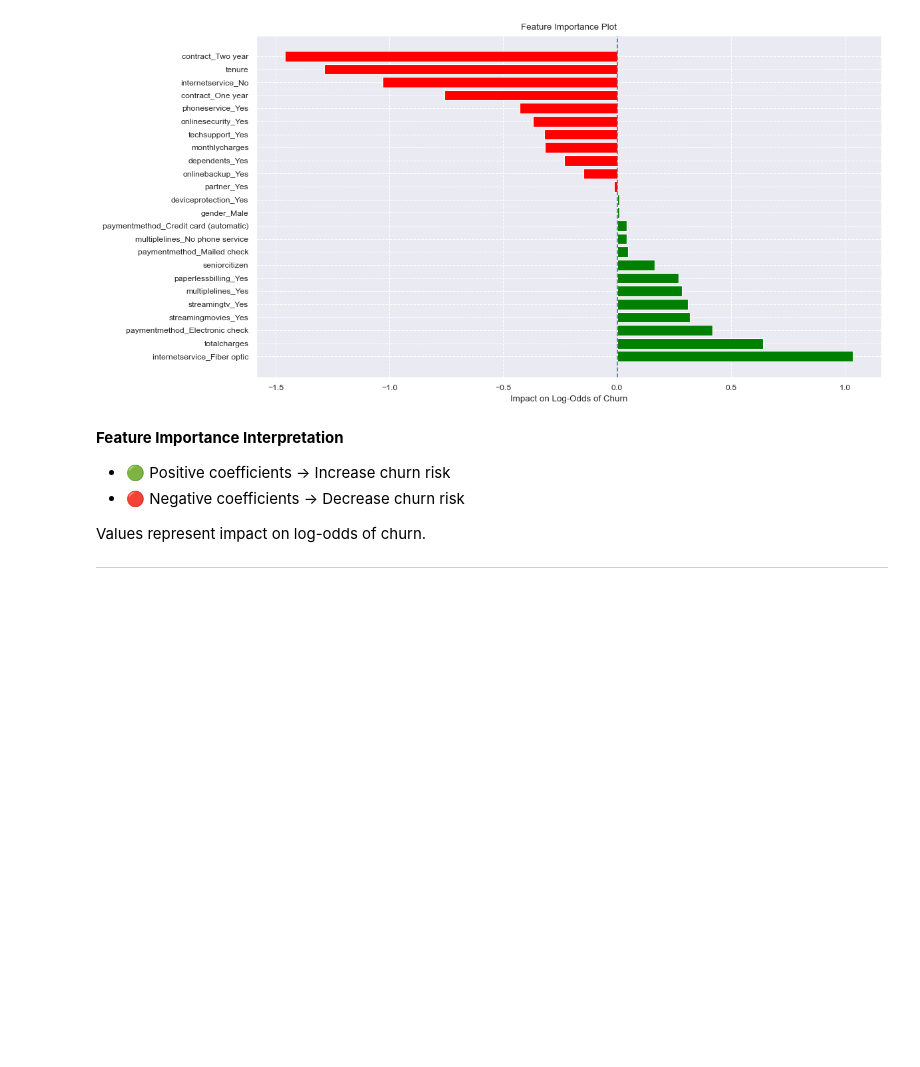
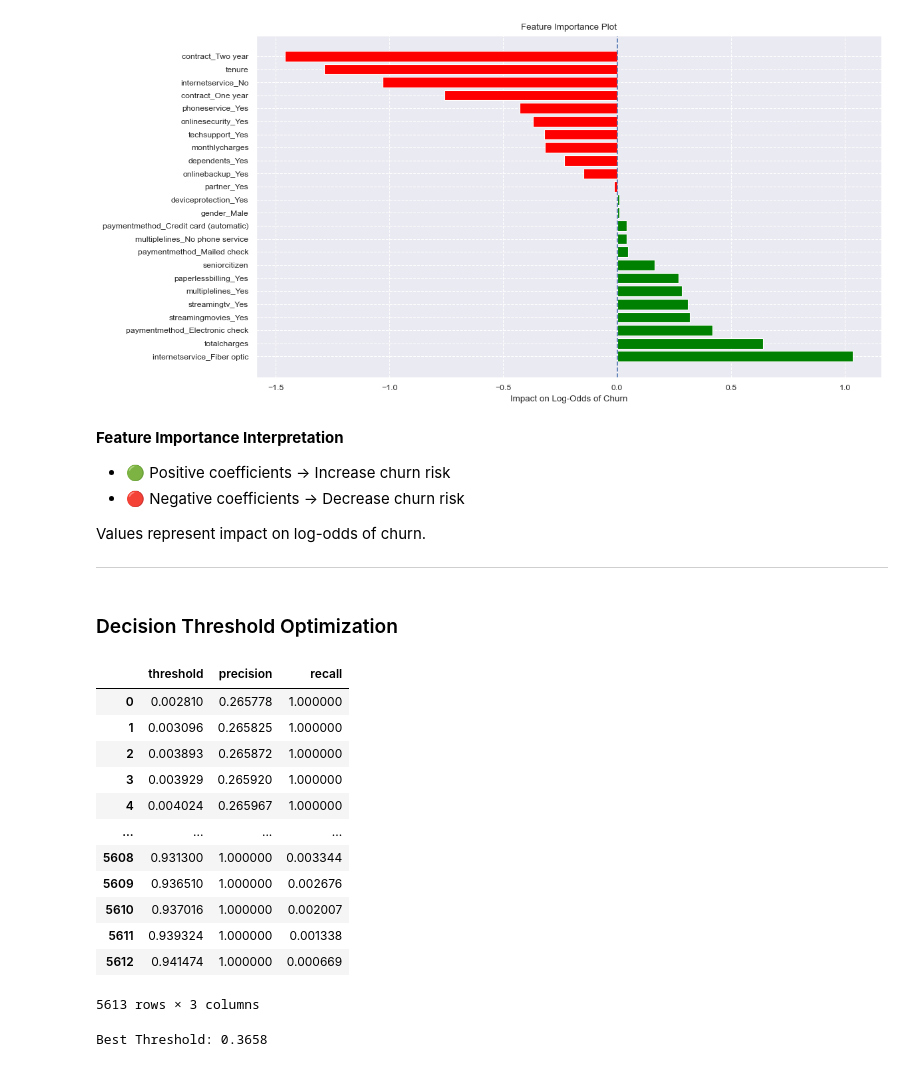
Before and after one commit to themrityunjaypathak/ChurnLabs, a Jupyter notebook: notebooks/02_model.ipynb, the cells around one changed output. Cells and saved outputs as stored; diff of their text form; code cells hidden in the pictures; blank space fills up the shorter version.

Commit message:
feat: optimize decision threshold, analyze precision-recall tradeoff, and select threshold based on recall

```diff
--- a/notebooks/02_model.ipynb
+++ b/notebooks/02_model.ipynb
@@ -528,3 +528,33 @@ plt.show()
 Values represent impact on log-odds of churn.
 
 ---
+# %% [markdown]
+### Decision Threshold Optimization
+# %%
+# Cross Val Predict
+y_proba_cv = cross_val_predict(estimator=pipe, X=X_train, y=y_train, cv=skf, method='predict_proba', n_jobs=-1)[:, 1]
+# %%
+# Compute Precision-Recall Curve
+precision, recall, thresholds = precision_recall_curve(y_train, y_proba_cv)
+# %%
+# Align Threshold with Precision/Recall
+pr_results = pd.DataFrame({
+    "threshold": thresholds,
+    "precision": precision[:-1],
+    "recall": recall[:-1]
+})
+pr_results
+# %% [output]
+|  | threshold | precision | recall |
+| 0 | 0.002810 | 0.265778 | 1.000000 |
+| 1 | 0.003096 | 0.265825 | 1.000000 |
+| 2 | 0.003893 | 0.265872 | 1.000000 |
+| 3 | 0.003929 | 0.265920 | 1.000000 |
+| 4 | 0.004024 | 0.265967 | 1.000000 |
+| ... | ... | ... | ... |
+| 5608 | 0.931300 | 1.000000 | 0.003344 |
+| 5609 | 0.936510 | 1.000000 | 0.002676 |
+| 5610 | 0.937016 | 1.000000 | 0.002007 |
+| 5611 | 0.939324 | 1.000000 | 0.001338 |
+| 5612 | 0.941474 | 1.000000 | 0.000669 |
+5613 rows × 3 columns
@@ -530,0 +564,13 @@ Values represent impact on log-odds of churn.
+# %%
+# Evaluate Recall across Thresholds and Choose Best Threshold
+valid = pr_results[pr_results["recall"] >= recall_target]
+
+if not valid.empty:
+    best_row = valid.loc[valid["precision"].idxmax()]
+    best_threshold = best_row["threshold"]
+else:
+    best_threshold = 0.5
+
+print(f"Best Threshold: {best_threshold:.4f}")
+# %% [output]
+Best Threshold: 0.3658
```
Also changed, not shown: parts of 1 cell of this notebook.
